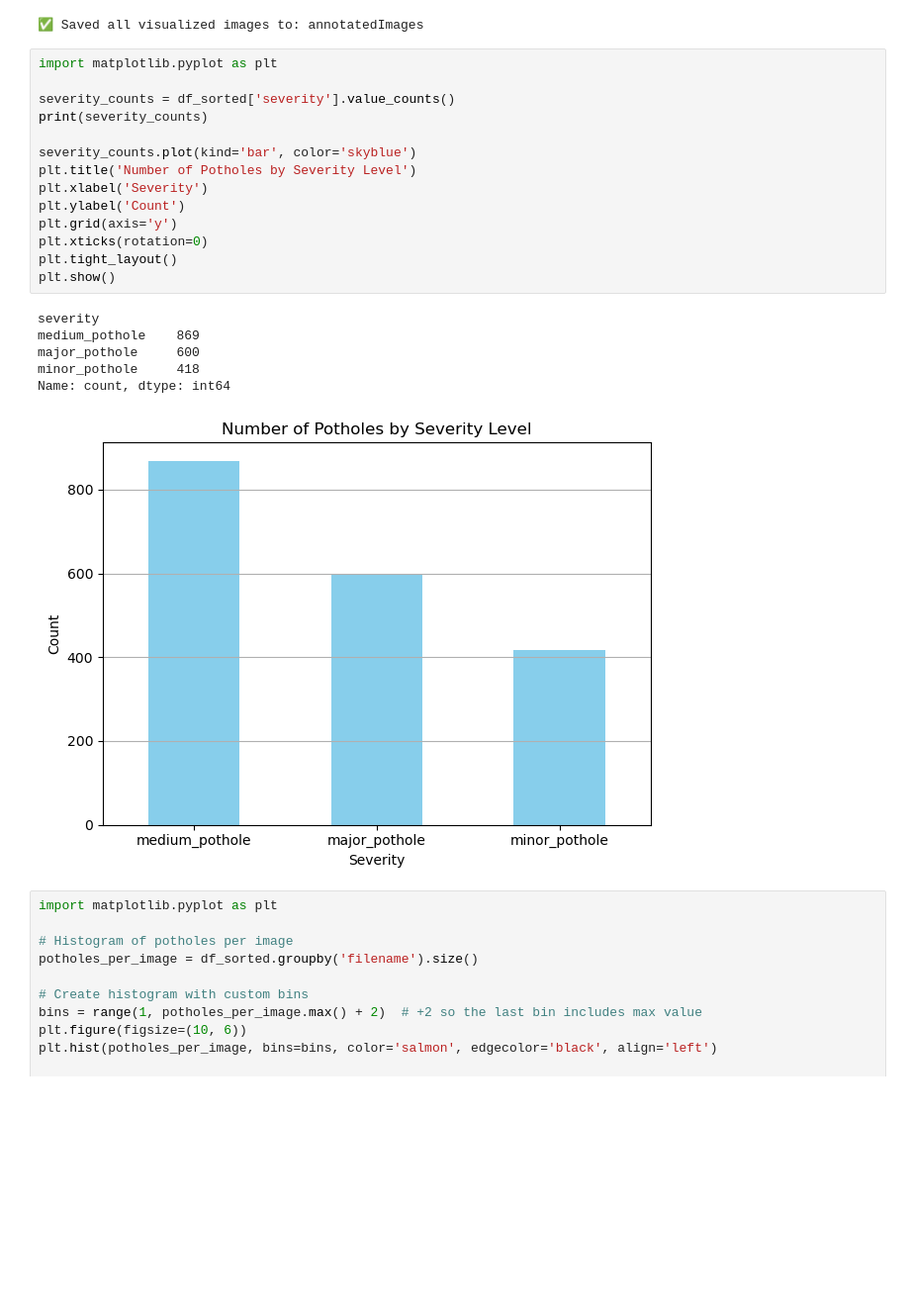
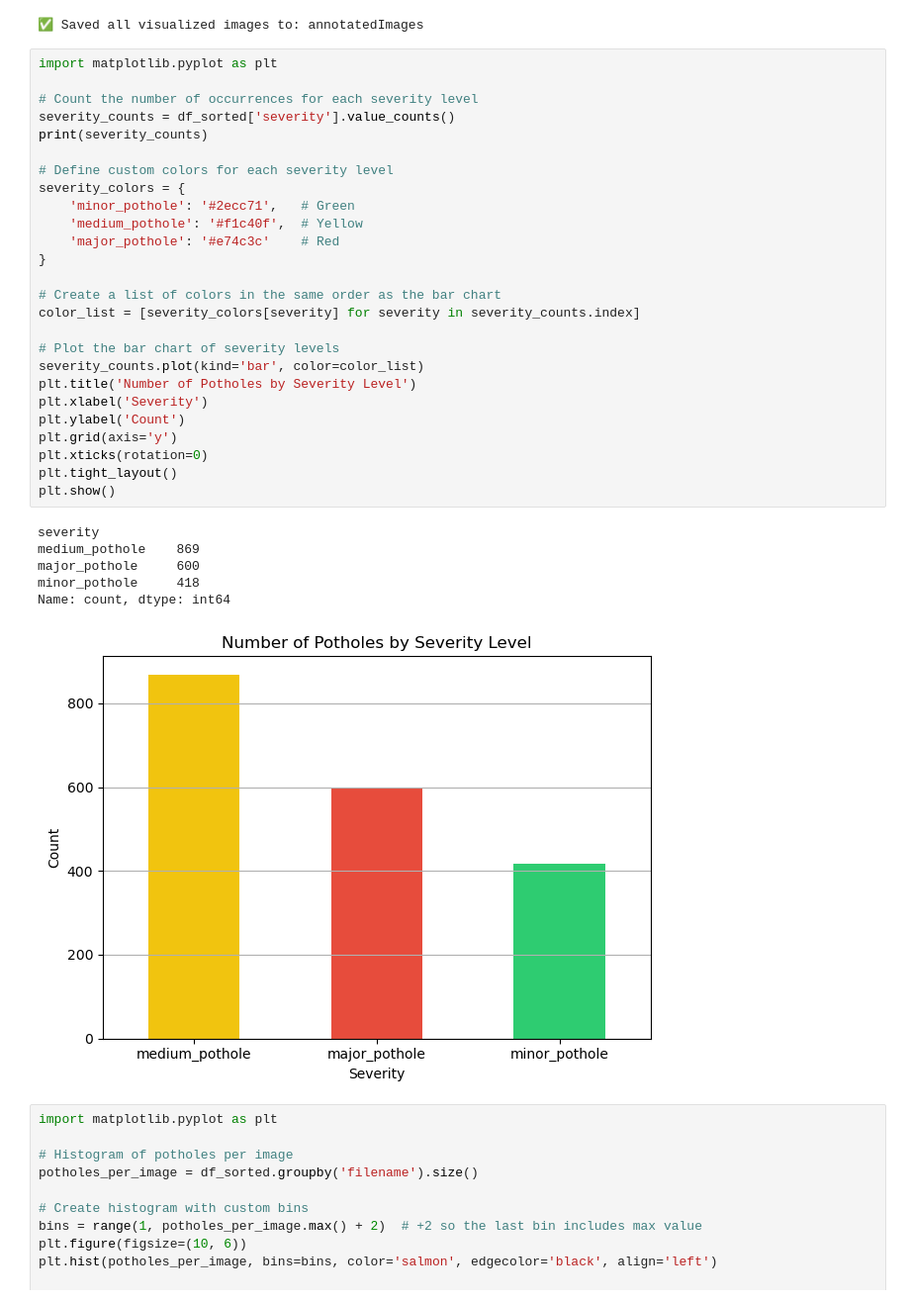
Before and after one commit to JohnsonChen22002/pothole-detector, a Jupyter notebook: data_preparation.ipynb, the cells around one changed output. Shown at 99% size. Saved outputs shown, nothing was run; the diff lists cells and outputs as text; blank space fills up the shorter version.

```diff
--- a/data_preparation.ipynb
+++ b/data_preparation.ipynb
@@ -129,24 +130,36 @@ print(f"✅ Saved all visualized images to: {OUTPUT_DIR}")
 # %%
 import matplotlib.pyplot as plt
 
+# Count the number of occurrences for each severity level
 severity_counts = df_sorted['severity'].value_counts()
 print(severity_counts)
 
-severity_counts.plot(kind='bar', color='skyblue')
+# Define custom colors for each severity level
+severity_colors = {
+    'minor_pothole': '#2ecc71',   # Green
+    'medium_pothole': '#f1c40f',  # Yellow
+    'major_pothole': '#e74c3c'    # Red
+}
+
+# Create a list of colors in the same order as the bar chart
+color_list = [severity_colors[severity] for severity in severity_counts.index]
+
+# Plot the bar chart of severity levels
+severity_counts.plot(kind='bar', color=color_list)
 plt.title('Number of Potholes by Severity Level')
 plt.xlabel('Severity')
 plt.ylabel('Count')
 plt.grid(axis='y')
 plt.xticks(rotation=0)
 plt.tight_layout()
 plt.show()
 # %% [output]
 severity
 medium_pothole    869
 major_pothole     600
 minor_pothole     418
 Name: count, dtype: int64
-[figure, old version]
+[figure, new version]
 # %%
 import matplotlib.pyplot as plt
 
```
Also changed, not shown: parts of 4 cells of this notebook, 2 other files.
